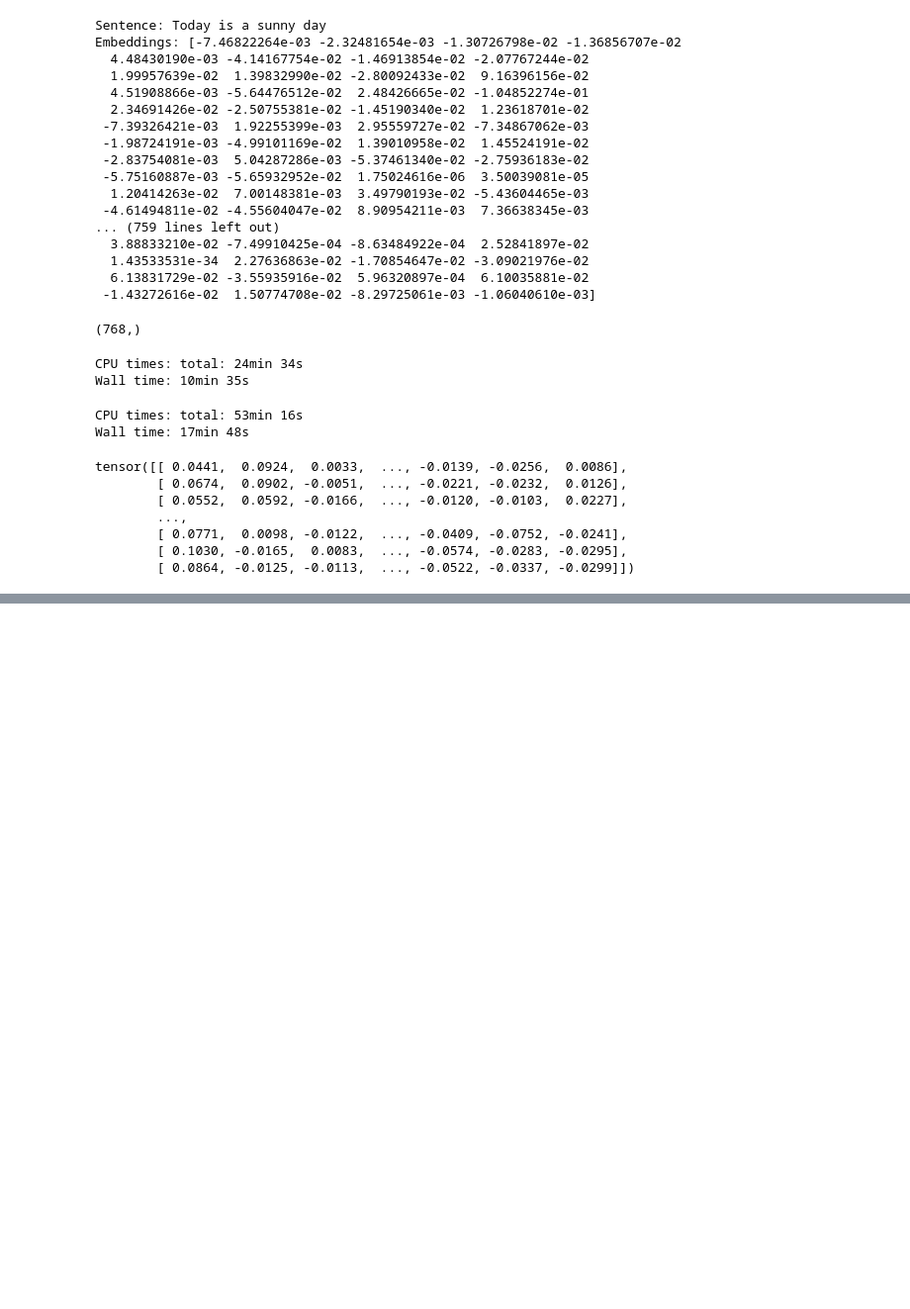
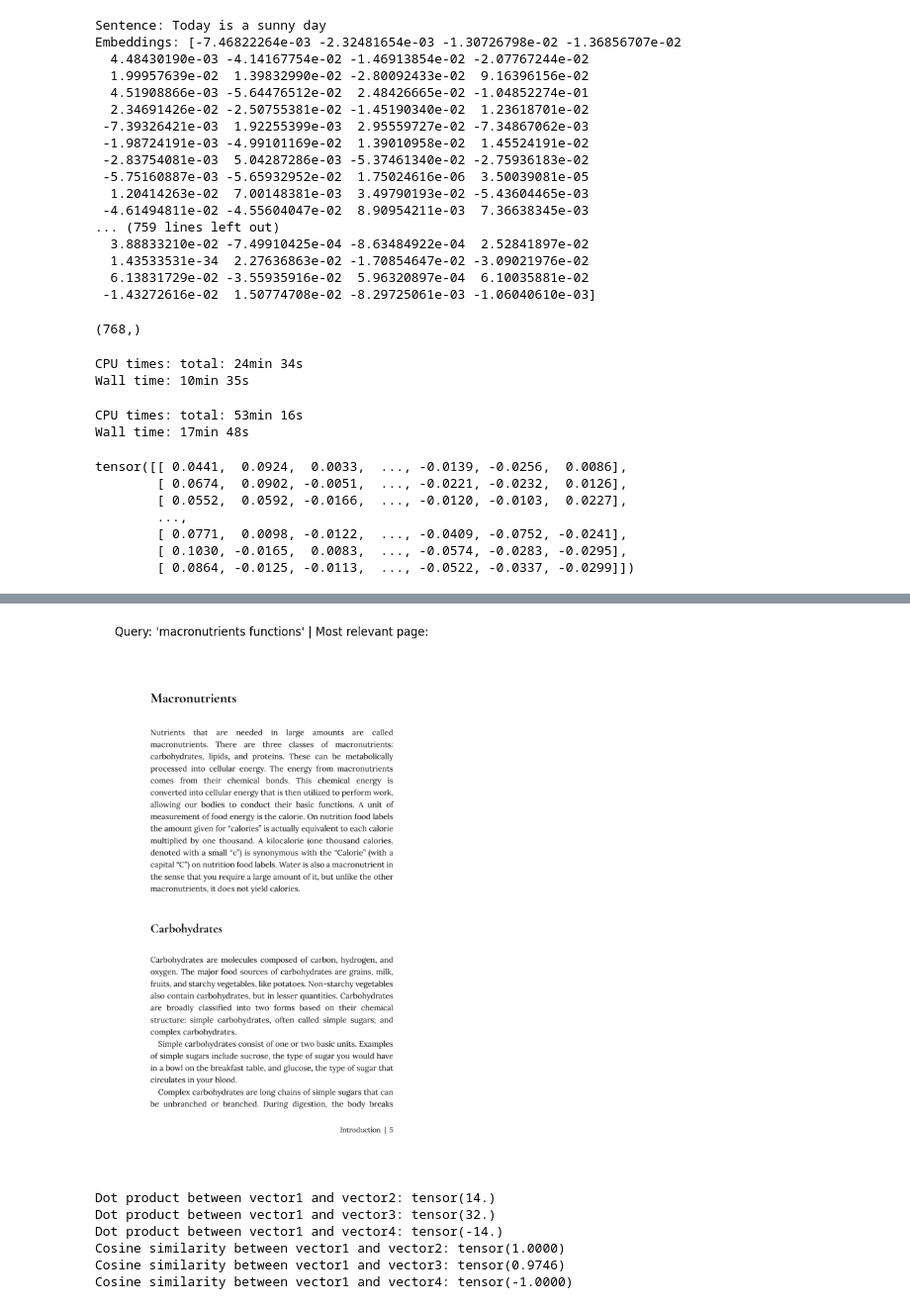
Before and after one commit to GargiBhise/Ayurveda-Insights-A-RAG-Based-System, a Jupyter notebook: Preprocessing.ipynb, the cells around one changed output, grey strips where cells are left out. Shown: that part at 99% size. Drawn from its saved outputs; the diff is of its cells as text; code cells hidden in the pictures; blank space fills up the shorter version.

Commit message:
Creating a semantic search pipeline and using Similarity measures: dot product and cosine similarity

```diff
--- a/Preprocessing.ipynb
+++ b/Preprocessing.ipynb
@@ -444,0 +562,65 @@ embedding_model = SentenceTransformer(model_name_or_path = "all-mpnet-base-v2",d
+# %%
+import fitz
+
+# Open PDF and load target page
+pdf_path = "human-nutrition-text.pdf" # requires PDF to be downloaded
+doc = fitz.open(pdf_path)
+page = doc.load_page(5 + 41) # number of page (our doc starts page numbers on page 41)
+
+# Get the image of the page
+img = page.get_pixmap(dpi=300)
+
+# Optional: save the image
+#img.save("output_filename.png")
+doc.close()
+
+# Convert the Pixmap to a numpy array
+img_array = np.frombuffer(img.samples_mv,
+                          dtype=np.uint8).reshape((img.h, img.w, img.n))
+
+# Display the image using Matplotlib
+import matplotlib.pyplot as plt
+plt.figure(figsize=(13, 10))
+plt.imshow(img_array)
+plt.title(f"Query: '{query}' | Most relevant page:")
+plt.axis('off') # Turn off axis
+plt.show()
+# %% [output]
+[figure, added]
+# %%
+import torch
+
+def dot_product(vector1, vector2):
+    return torch.dot(vector1, vector2)
+
+def cosine_similarity(vector1, vector2):
+    dot_product = torch.dot(vector1, vector2)
+
+    # Get Euclidean/L2 norm of each vector (removes the magnitude, keeps direction)
+    norm_vector1 = torch.sqrt(torch.sum(vector1**2))
+    norm_vector2 = torch.sqrt(torch.sum(vector2**2))
+
+    return dot_product / (norm_vector1 * norm_vector2)
+
+# Example tensors
+vector1 = torch.tensor([1, 2, 3], dtype=torch.float32)
+vector2 = torch.tensor([1, 2, 3], dtype=torch.float32)
+vector3 = torch.tensor([4, 5, 6], dtype=torch.float32)
+vector4 = torch.tensor([-1, -2, -3], dtype=torch.float32)
+
+# Calculate dot product
+print("Dot product between vector1 and vector2:", dot_product(vector1, vector2))
+print("Dot product between vector1 and vector3:", dot_product(vector1, vector3))
+print("Dot product between vector1 and vector4:", dot_product(vector1, vector4))
+
+# Calculate cosine similarity
+print("Cosine similarity between vector1 and vector2:", cosine_similarity(vector1, vector2))
+print("Cosine similarity between vector1 and vector3:", cosine_similarity(vector1, vector3))
+print("Cosine similarity between vector1 and vector4:", cosine_similarity(vector1, vector4))
+# %% [output]
+Dot product between vector1 and vector2: tensor(14.)
+Dot product between vector1 and vector3: tensor(32.)
+Dot product between vector1 and vector4: tensor(-14.)
+Cosine similarity between vector1 and vector2: tensor(1.0000)
+Cosine similarity between vector1 and vector3: tensor(0.9746)
+Cosine similarity between vector1 and vector4: tensor(-1.0000)
```
Also changed, not shown: parts of 9 cells of this notebook.
